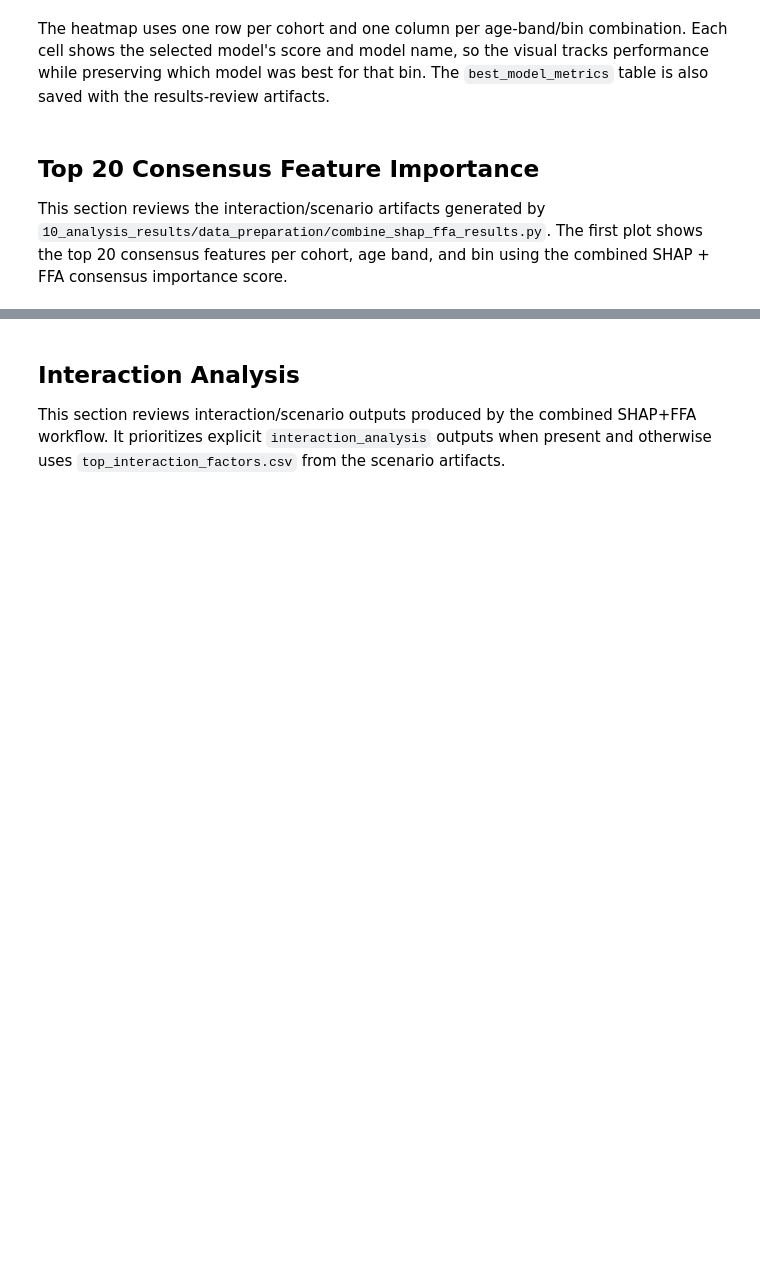
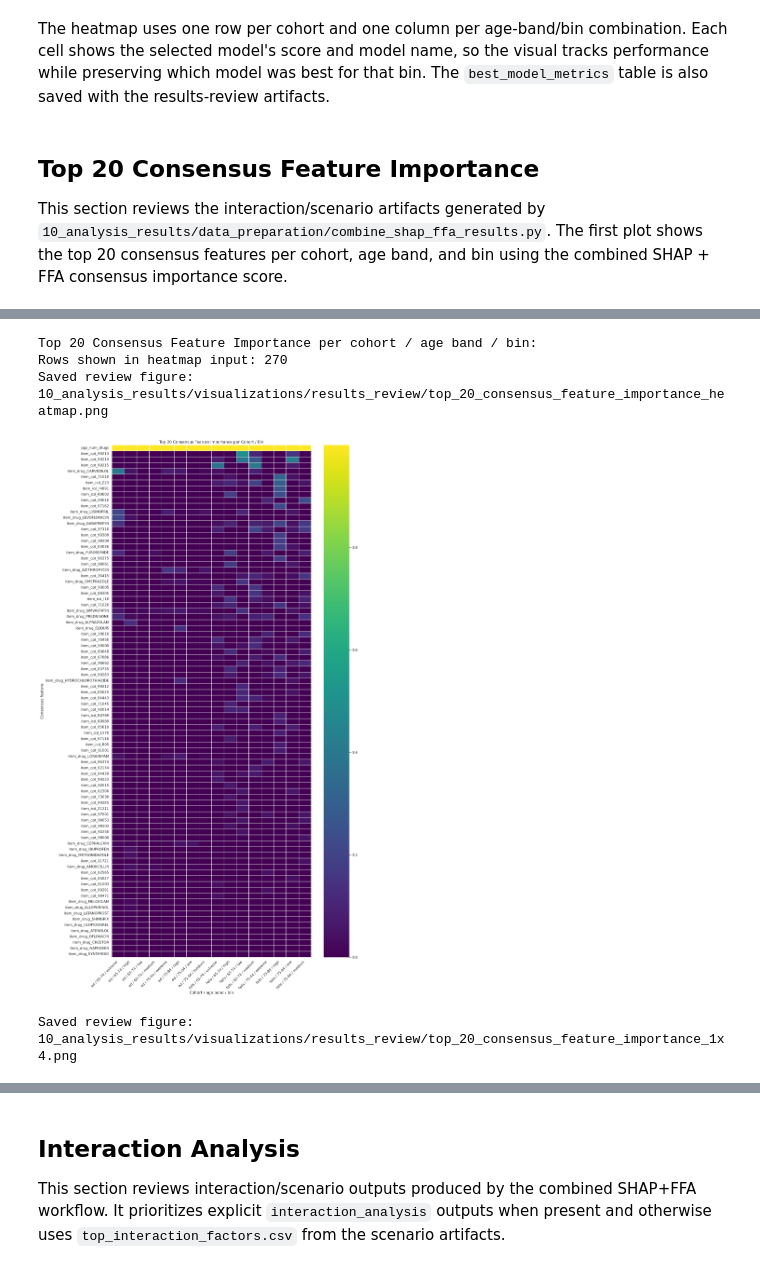
Before and after one commit to Jerome3590/cpic_time_to_event_analysis, a Jupyter notebook: 4_results_review.ipynb, the cells around one changed output, grey strips where cells are left out. Saved outputs shown, nothing was run; the diff lists cells and outputs as text; code cells hidden in the pictures; blank space fills up the shorter version.

Commit message:
Update results review outputs
Co-authored-by: Cursor <cursoragent@cursor.com>

```diff
--- a/4_results_review.ipynb
+++ b/4_results_review.ipynb
@@ -364,31 +447,37 @@ else:
     plt.title("Top 20 Consensus Feature Importance per Cohort / Bin")
     plt.xlabel("Cohort / age band / bin")
     plt.ylabel("Consensus feature")
     plt.xticks(rotation=45, ha="right")
     plt.tight_layout()
     save_review_figure("top_20_consensus_feature_importance_heatmap.png")
     plt.show()
 
     facet = top20_consensus_by_bin.copy()
     facet["panel"] = facet["cohort"] + " / " + facet["age_band"]
     g = sns.catplot(
         data=facet,
         x="combined_importance",
         y="feature",
         col="panel",
-        col_wrap=4,
+        col_wrap=1,
         hue="bin",
         kind="bar",
         sharey=False,
         height=6,
         aspect=1.0,
         errorbar=None,
     )
     g.fig.suptitle("Top 20 Consensus Feature Importance by Cohort / Age Band", y=1.03)
     g.set_axis_labels("Consensus importance", "Feature")
     for ax in g.axes.flat:
         ax.tick_params(axis="y", labelsize=7)
     figure_path = RESULTS_REVIEW_ROOT / "top_20_consensus_feature_importance_1x4.png"
     g.fig.savefig(figure_path, bbox_inches="tight", facecolor="white")
     print(f"Saved review figure: {figure_path.relative_to(PROJECT_ROOT)}")
     plt.show()
+# %% [output]
+Top 20 Consensus Feature Importance per cohort / age band / bin:
+Rows shown in heatmap input: 270
+Saved review figure: 10_analysis_results/visualizations/results_review/top_20_consensus_feature_importance_heatmap.png
+[figure, added]
+Saved review figure: 10_analysis_results/visualizations/results_review/top_20_consensus_feature_importance_1x4.png
```
Also changed, not shown: parts of 14 cells of this notebook.
